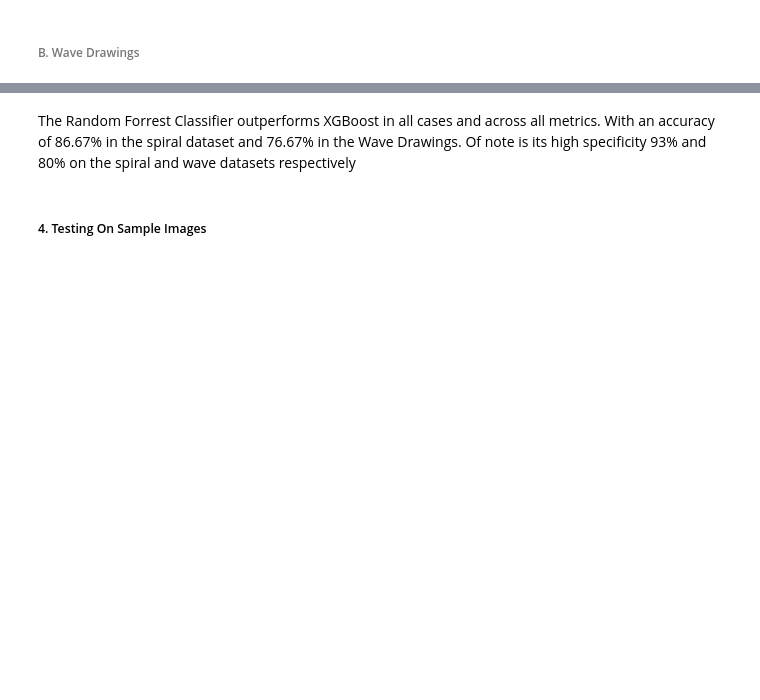
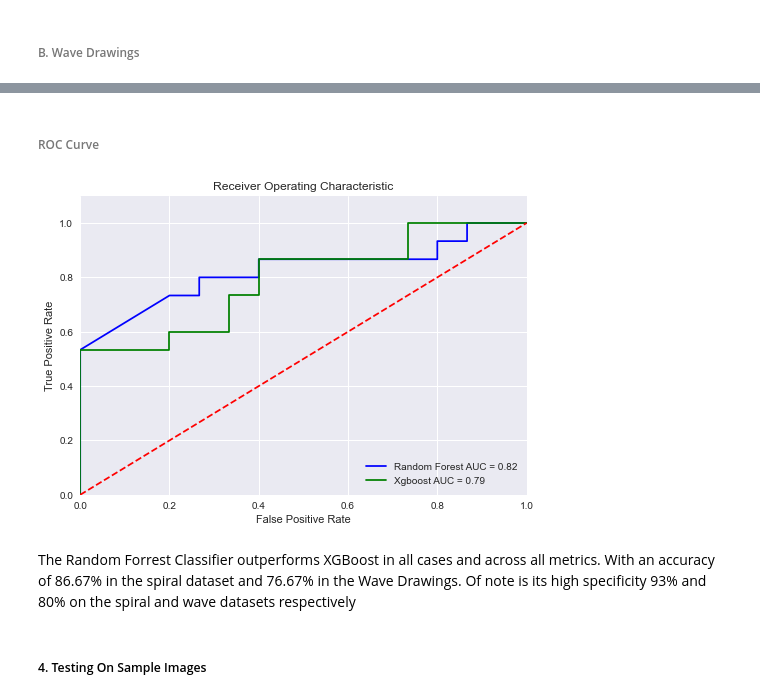
Before and after one commit to amayomode/Detect-Parkinsons-Geometric-Drawings, a Jupyter notebook: detecting_parkinsons.ipynb, the cells around one changed output, grey strips where cells are left out. Drawn from its saved outputs; the diff is of its cells as text; code cells hidden in the pictures; blank space fills up the shorter version.

```diff
--- a/detecting_parkinsons.ipynb
+++ b/detecting_parkinsons.ipynb
@@ -180,3 +230,9 @@ Random Forrest=80.00%, XGBoost=73.33%
+# %% [markdown]
+###### ROC Curve
+# %%
+plot_roc_curve(waveModels, 'waves')
+# %% [output]
+[figure, added]
 # %% [markdown]
 The Random Forrest Classifier outperforms XGBoost in all cases and across all metrics. With an accuracy of 86.67% in the spiral dataset and 76.67% in the Wave Drawings. Of note is its high specificity 93% and 80% on the spiral and wave datasets respectively
 # %% [markdown]
```
Also changed, not shown: parts of 11 cells of this notebook, 4 other files.
